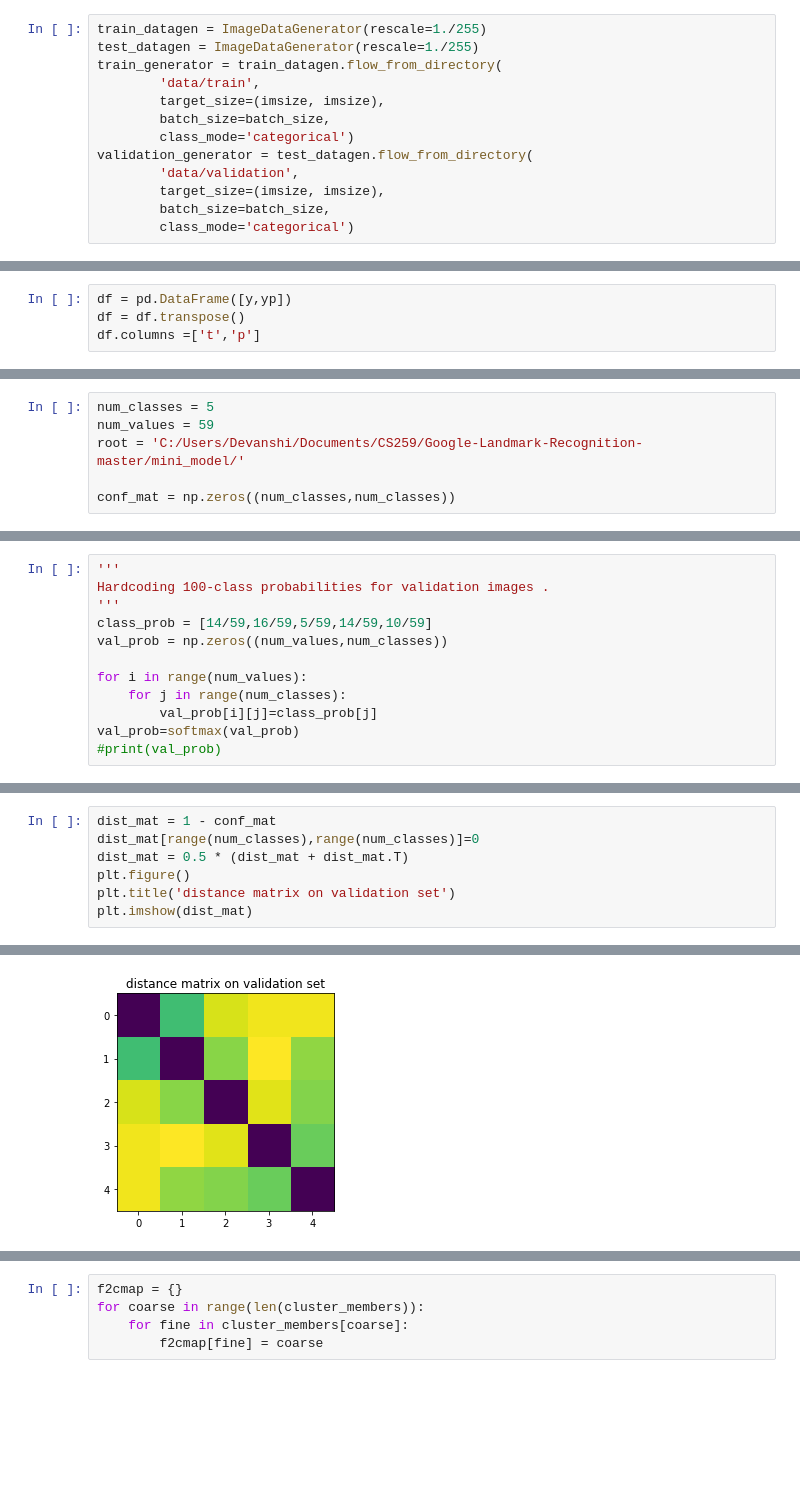
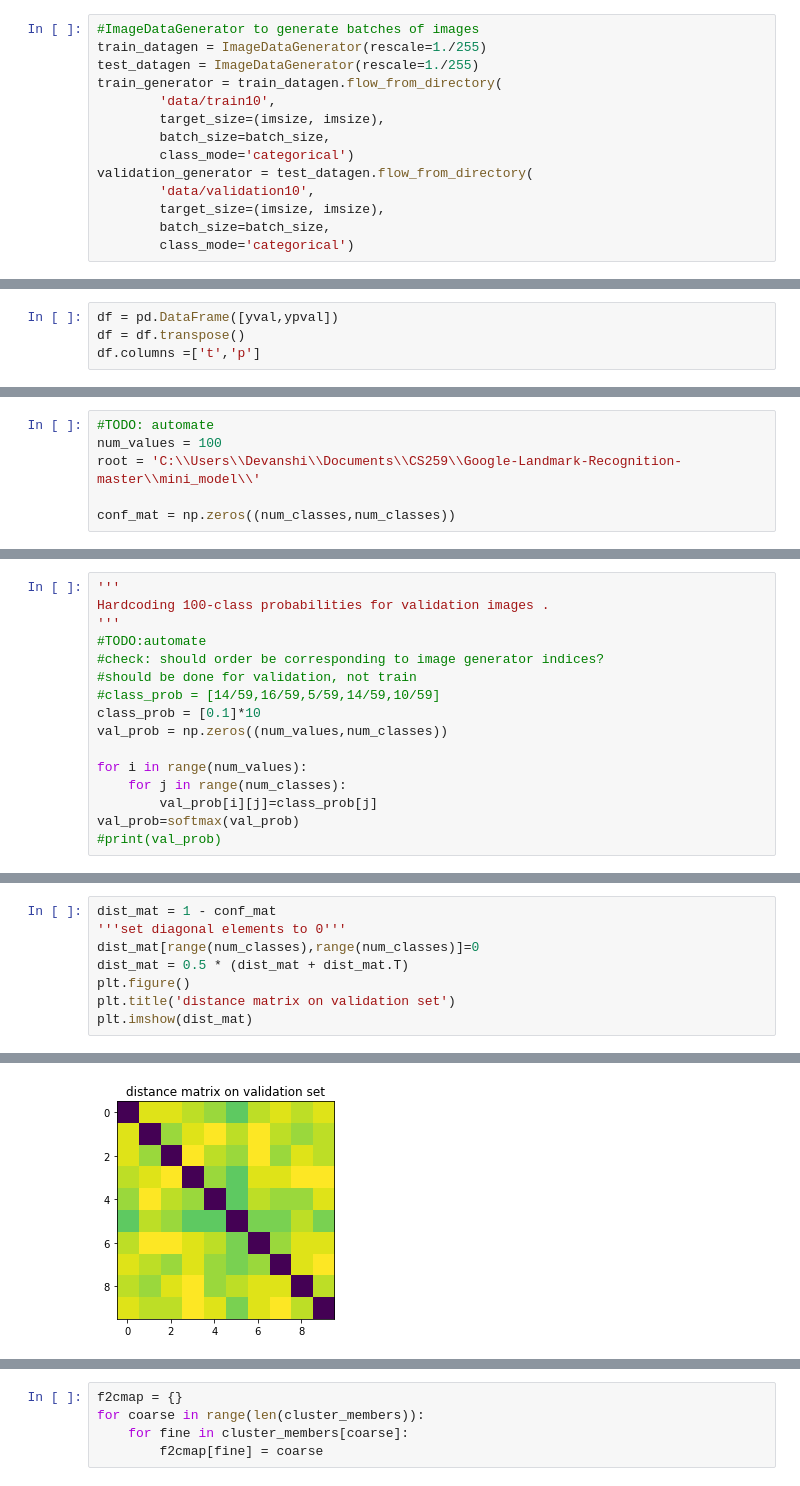
Before and after one commit to satyatumati/Hierarchical-Deep-CNN, a Jupyter notebook: mini_model/CNN_basic.ipynb, the cells around one changed output, grey strips where cells are left out. Cells and saved outputs as stored; diff of their text form; blank space fills up the shorter version.

```diff
--- a/mini_model/CNN_basic.ipynb
+++ b/mini_model/CNN_basic.ipynb
@@ -75,13 +35,14 @@ testY1 = to_categorical(le.transform(testY).flatten())
 # %%
+#ImageDataGenerator to generate batches of images
 train_datagen = ImageDataGenerator(rescale=1./255)
 test_datagen = ImageDataGenerator(rescale=1./255)
 train_generator = train_datagen.flow_from_directory(
-        'data/train',
+        'data/train10',
         target_size=(imsize, imsize),
         batch_size=batch_size,
         class_mode='categorical')
 validation_generator = test_datagen.flow_from_directory(
-        'data/validation',
+        'data/validation10',
         target_size=(imsize, imsize),
         batch_size=batch_size,
         class_mode='categorical')
@@ -170,7 +135,7 @@ yp = [np.argmax(x) for x in yp]
 ypval = model.predict_generator(validation_generator)
 ypval = [np.argmax(x) for x in ypval]
 # %%
-df = pd.DataFrame([y,yp])
+df = pd.DataFrame([yval,ypval])
 df = df.transpose()
 df.columns =['t','p']
 # %%
@@ -186,8 +152,8 @@ def softmax(ftr):
         prob[i, :] = exp_val / np.sum(exp_val)
     return prob
 # %%
-num_classes = 5
-num_values = 59
-root = 'C:/Users/Devanshi/Documents/CS259/Google-Landmark-Recognition-master/mini_model/'
+#TODO: automate
+num_values = 100
+root = 'C:\\Users\\Devanshi\\Documents\\CS259\\Google-Landmark-Recognition-master\\mini_model\\'
 
 conf_mat = np.zeros((num_classes,num_classes))
@@ -195,7 +163,11 @@ conf_mat = np.zeros((num_classes,num_classes))
 '''
 Hardcoding 100-class probabilities for validation images .
 '''
-class_prob = [14/59,16/59,5/59,14/59,10/59]
+#TODO:automate
+#check: should order be corresponding to image generator indices?
+#should be done for validation, not train
+#class_prob = [14/59,16/59,5/59,14/59,10/59]
+class_prob = [0.1]*10
 val_prob = np.zeros((num_values,num_classes))
 
 for i in range(num_values):
@@ -231,13 +216,14 @@ plt.imshow(conf_mat)
 # %%
 dist_mat = 1 - conf_mat
+'''set diagonal elements to 0'''
 dist_mat[range(num_classes),range(num_classes)]=0
 dist_mat = 0.5 * (dist_mat + dist_mat.T)
 plt.figure()
 plt.title('distance matrix on validation set')
 plt.imshow(dist_mat)
 # %% [output]
 <matplotlib.image.AxesImage at 0x...>
-[figure, old version]
+[figure, new version]
 # %%
 '''Laplacian eigenmap dimensionality reduction
 construct adjacency graph W (symmetric) using k-NN'''
```
Also changed, not shown: parts of 58 cells of this notebook.
